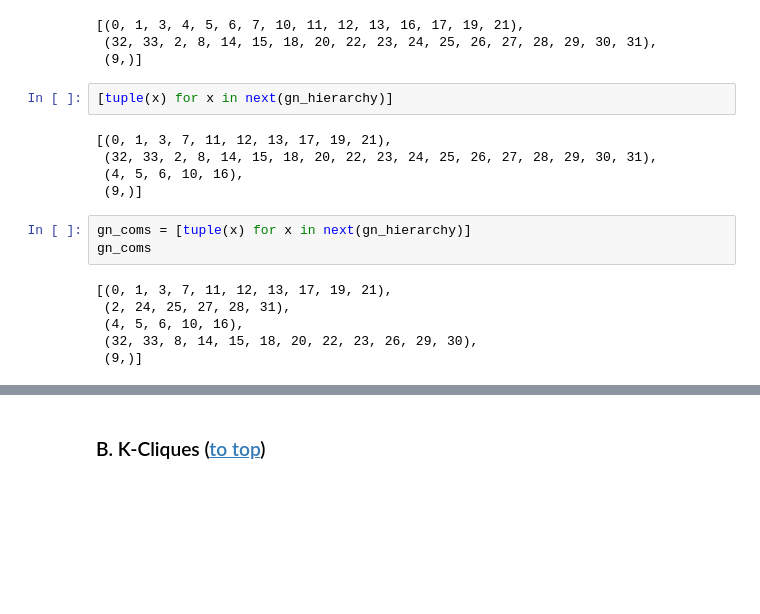
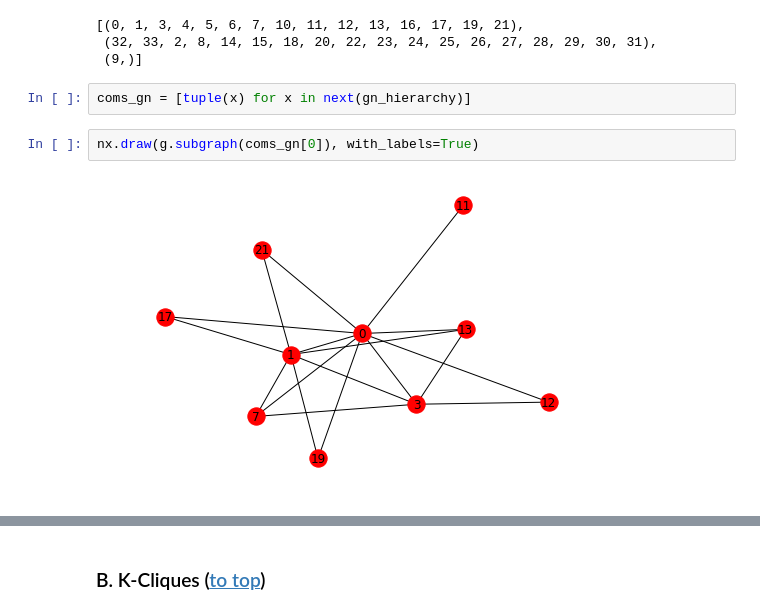
Before and after one commit to KDDComplexNetworkAnalysis/CNA_Tutorials, a Jupyter notebook: CommunityDiscovery.ipynb, the cells around one changed output, grey strips where cells are left out. Cells and saved outputs as stored; diff of their text form; blank space fills up the shorter version.

```diff
--- a/CommunityDiscovery.ipynb
+++ b/CommunityDiscovery.ipynb
@@ -69,18 +69,8 @@ gn_hierarchy = community.girvan_newman(g)
  (32, 33, 2, 8, 14, 15, 18, 20, 22, 23, 24, 25, 26, 27, 28, 29, 30, 31),
  (9,)]
 # %%
-[tuple(x) for x in next(gn_hierarchy)]
+coms_gn = [tuple(x) for x in next(gn_hierarchy)]
-# %% [output]
-[(0, 1, 3, 7, 11, 12, 13, 17, 19, 21),
- (32, 33, 2, 8, 14, 15, 18, 20, 22, 23, 24, 25, 26, 27, 28, 29, 30, 31),
- (4, 5, 6, 10, 16),
- (9,)]
-# %%
-gn_coms = [tuple(x) for x in next(gn_hierarchy)]
-gn_coms
-# %% [output]
-[(0, 1, 3, 7, 11, 12, 13, 17, 19, 21),
- (2, 24, 25, 27, 28, 31),
- (4, 5, 6, 10, 16),
- (32, 33, 8, 14, 15, 18, 20, 22, 23, 26, 29, 30),
- (9,)]
+# %%
+nx.draw(g.subgraph(coms_gn[0]), with_labels=True)
+# %% [output]
+[figure, added]
```
Also changed, not shown: parts of 15 cells of this notebook.
